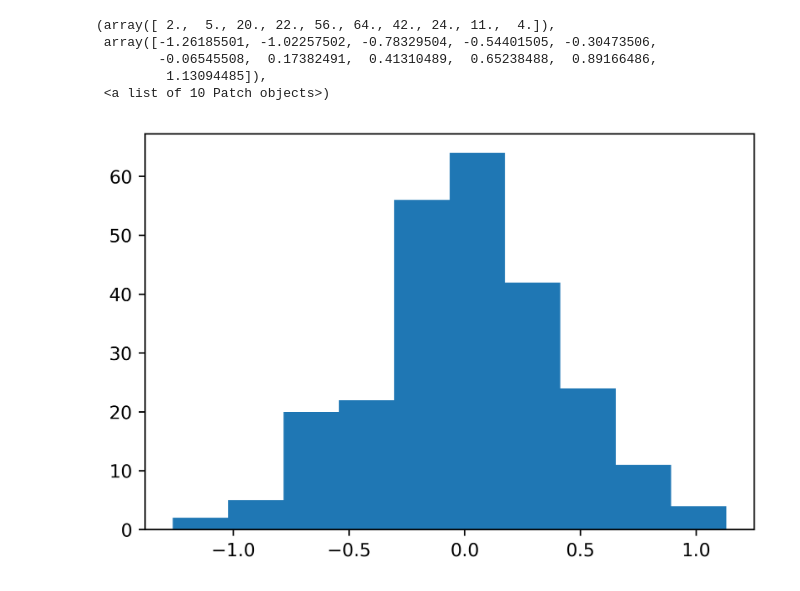
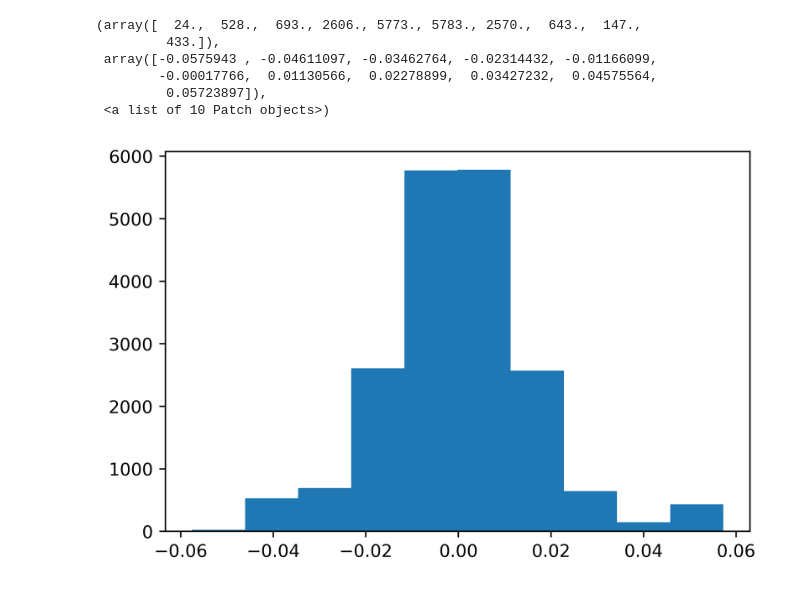
Before and after one commit to vdutell/NatVisAutoEncode, a Jupyter notebook: Movie Convolutional Autoencoder.ipynb, the cells around one changed output. Saved outputs shown, nothing was run; the diff lists cells and outputs as text; code cells hidden in the pictures.

```diff
--- a/Movie Convolutional Autoencoder.ipynb
+++ b/Movie Convolutional Autoencoder.ipynb
@@ -138,12 +145,13 @@ print(final_outweights.shape)
 # %%
-plt.hist(final_inweights.flatten())
+plt.hist(final_outweights.flatten())
 # %% [output]
-(array([ 2.,  5., 20., 22., 56., 64., 42., 24., 11.,  4.]),
- array([-1.26185501, -1.02257502, -0.78329504, -0.54401505, -0.30473506,
-        -0.06545508,  0.17382491,  0.41310489,  0.65238488,  0.89166486,
-         1.13094485]),
+(array([  24.,  528.,  693., 2606., 5773., 5783., 2570.,  643.,  147.,
+         433.]),
+ array([-0.0575943 , -0.04611097, -0.03462764, -0.02314432, -0.01166099,
+        -0.00017766,  0.01130566,  0.02278899,  0.03427232,  0.04575564,
+         0.05723897]),
  <a list of 10 Patch objects>)
-[figure, old version]
+[figure, new version]
 # %%
 imp.reload(mplu)
 imp.reload(plu)
```
Also changed, not shown: parts of 13 cells of this notebook, 7 other files.
